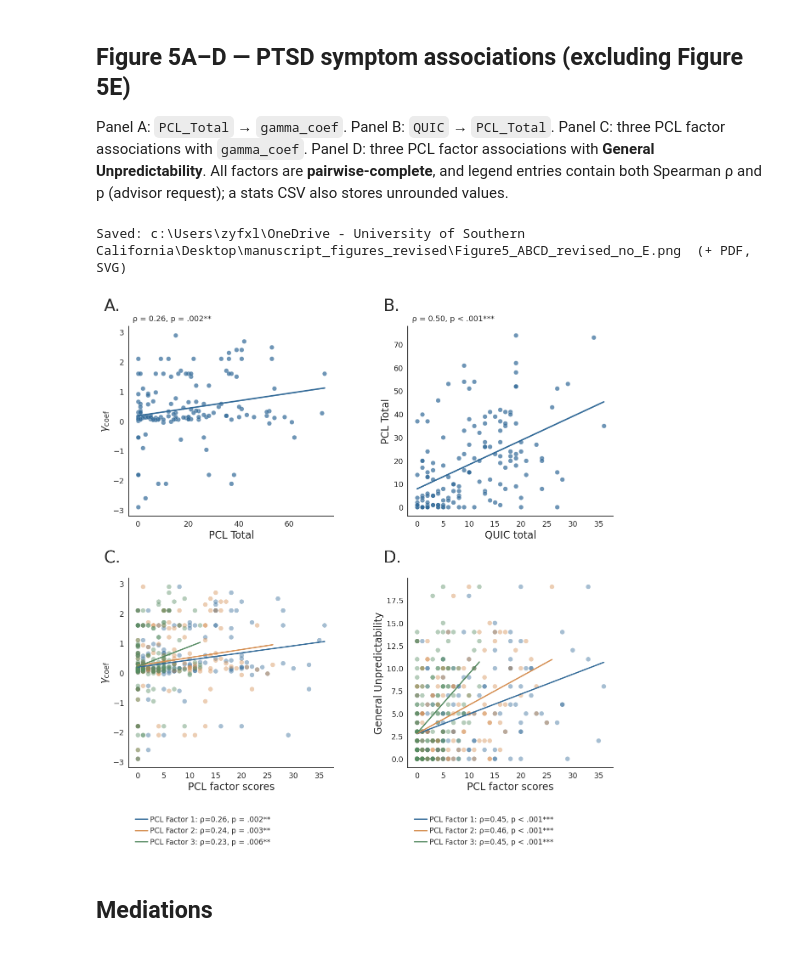
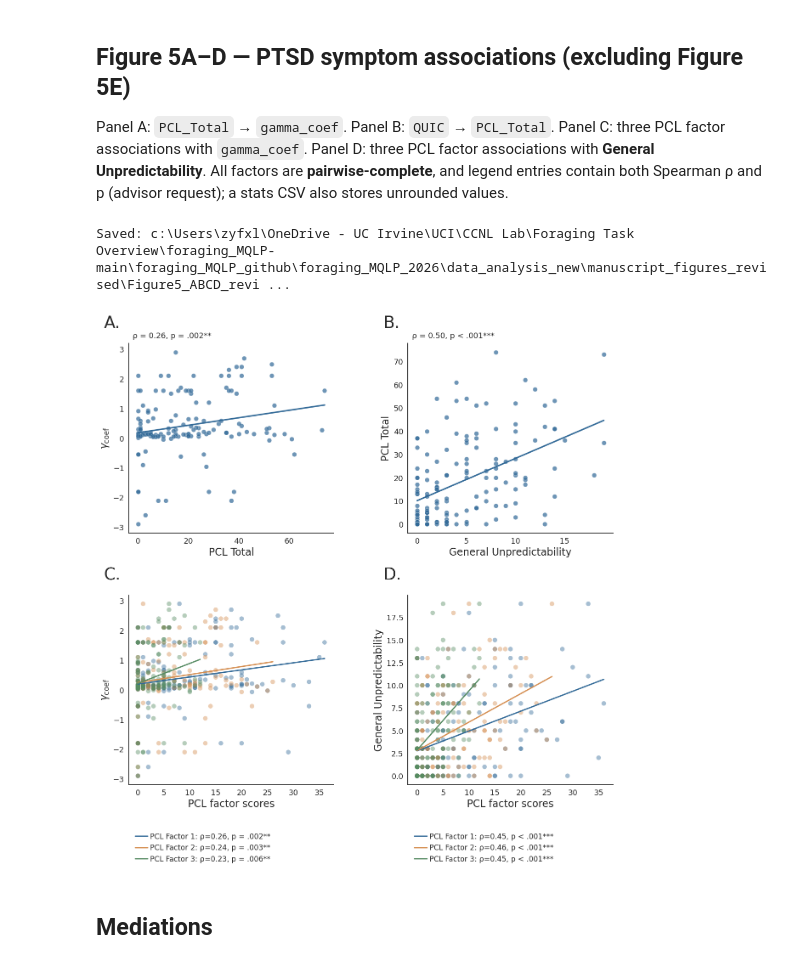
Before and after one commit to zyxl100/foraging_MQLP_2026, a Jupyter notebook: data_analysis_new/BasicAnalysis.ipynb, the cells around one changed output. Drawn from its saved outputs; the diff is of its cells as text; code cells hidden in the pictures.

```diff
--- a/data_analysis_new/BasicAnalysis.ipynb
+++ b/data_analysis_new/BasicAnalysis.ipynb
@@ -300,36 +300,36 @@ Panel A: `PCL_Total` → `gamma_coef`. Panel B: `QUIC` → `PCL_Total`. Panel C:
 # %%
 PCL_FACTORS=['Factor_1','Factor_2','Factor_3']
 PCL_COLORS=[COLORS['blue'],COLORS['orange'],COLORS['green']]
 
 def multi_factor_panel(ax, data, y, ylabel, label, panel):
     handles=[]
     for idx,(x,color) in enumerate(zip(PCL_FACTORS,PCL_COLORS),start=1):
         d,r,p=corr_stats(data,x,y,f'{panel} PCL Factor {idx}')
         ax.scatter(d[x],d[y],s=60,alpha=.43,edgecolors='none',color=color,rasterized=True)
         slope,intercept=np.polyfit(d[x].values,d[y].values,1)
         xs=np.linspace(d[x].min(),d[x].max(),100)
         ax.plot(xs,slope*xs+intercept,lw=2.1,color=color)
         handles.append(Line2D([0],[0],color=color,lw=2.0,
                      label=f'PCL Factor {idx}: ρ={r:.2f}, {format_p(p)}{star(p) if p<.05 else ""}'))
     ax.set_xlabel('PCL factor scores')
     ax.set_ylabel(ylabel)
     base_axes(ax);panel_letter(ax,label)
     ax.legend(handles=handles,loc='upper left',bbox_to_anchor=(0.0,-.22),
               frameon=False,fontsize=12.3,handlelength=1.7,handletextpad=.35)
 
 fig, axs=plt.subplots(2,2,figsize=(14.7,13.3))
 scatter_panel(axs[0,0],subjects,'PCL_Total','gamma_coef','PCL Total',GAMMA_COEF,
               COLORS['blue'],'A.','Figure 5A',size=60)
-scatter_panel(axs[0,1],subjects,'QUIC','PCL_Total','QUIC total','PCL Total',
+scatter_panel(axs[0,1],subjects,'FA_factor_1','PCL_Total','General Unpredictability','PCL Total',
               COLORS['blue'],'B.','Figure 5B',size=60)
 multi_factor_panel(axs[1,0],subjects,'gamma_coef',GAMMA_COEF,'C.','Figure 5C')
 multi_factor_panel(axs[1,1],subjects,'FA_factor_1','General Unpredictability','D.','Figure 5D')
 fig.subplots_adjust(wspace=.36,hspace=.33,bottom=.10)
 save_figure(fig,'Figure5_ABCD_revised_no_E')
 plt.show()
 # %% [output]
-Saved: c:\Users\zyfxl\OneDrive - University of Southern California\Desktop\manuscript_figures_revised\Figure5_ABCD_revised_no_E.png  (+ PDF, SVG)
+Saved: c:\Users\zyfxl\OneDrive - UC Irvine\UCI\CCNL Lab\Foraging Task Overview\foraging_MQLP-main\foraging_MQLP_github\foraging_MQLP_2026\data_analysis_new\manuscript_figures_revised\Figure5_ABCD_revi ...
-[figure, old version]
+[figure, new version]
 # %% [markdown]
 ## Mediations
 # %%
```
Also changed, not shown: parts of 5 cells of this notebook, 12 other files.
